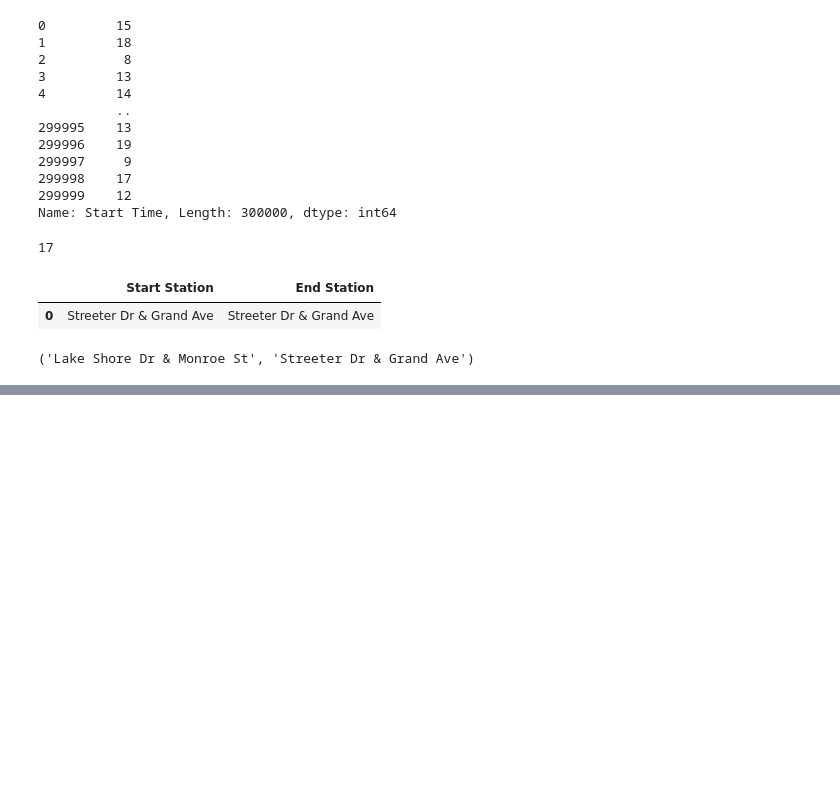
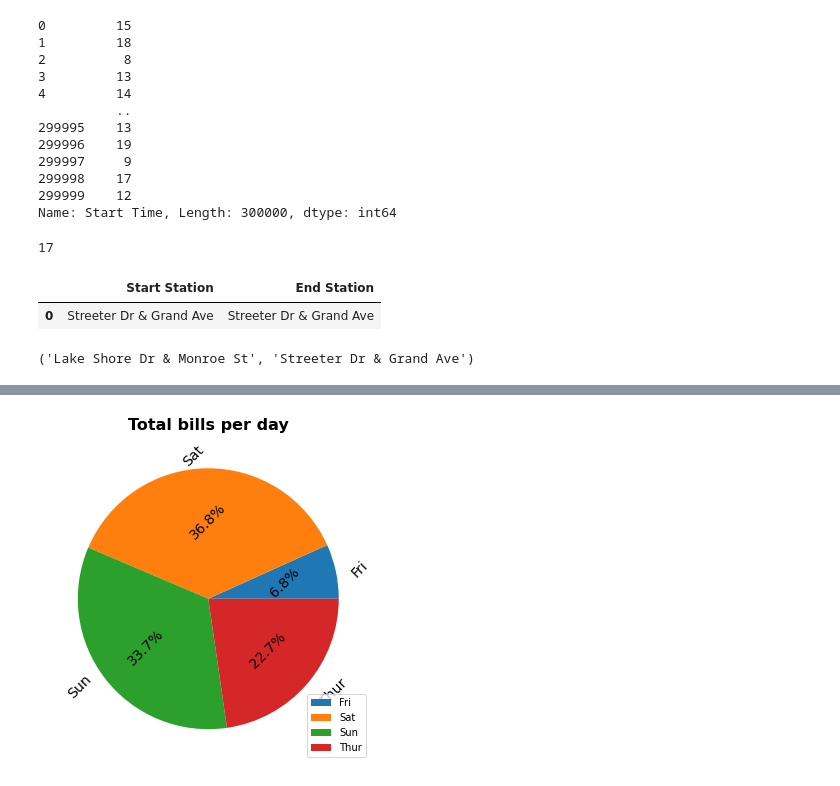
Before and after one commit to OmarInCS/data-analysis-visulization-python, a Jupyter notebook: demo.ipynb, the cells around one changed output, grey strips where cells are left out. Saved outputs shown, nothing was run; the diff lists cells and outputs as text; code cells hidden in the pictures; blank space fills up the shorter version.

```diff
--- a/demo.ipynb
+++ b/demo.ipynb
@@ -2188,0 +2236,13 @@ data[["Start Station", "End Station"]].value_counts().index[0]
+# %%
+plt.figure(figsize=(8, 6))
+
+plt.pie(temp.values, labels=temp.index, autopct="%.1f%%", textprops={"size": 14, "rotation": 45})
+
+plt.legend(labels=temp.index, loc='lower right')
+
+plt.title("Total bills per day", fontsize=16, fontweight="bold")
+
+
+plt.show()
+# %% [output]
+[figure, added]
```
Also changed, not shown: parts of 13 cells of this notebook, 14 other files.
